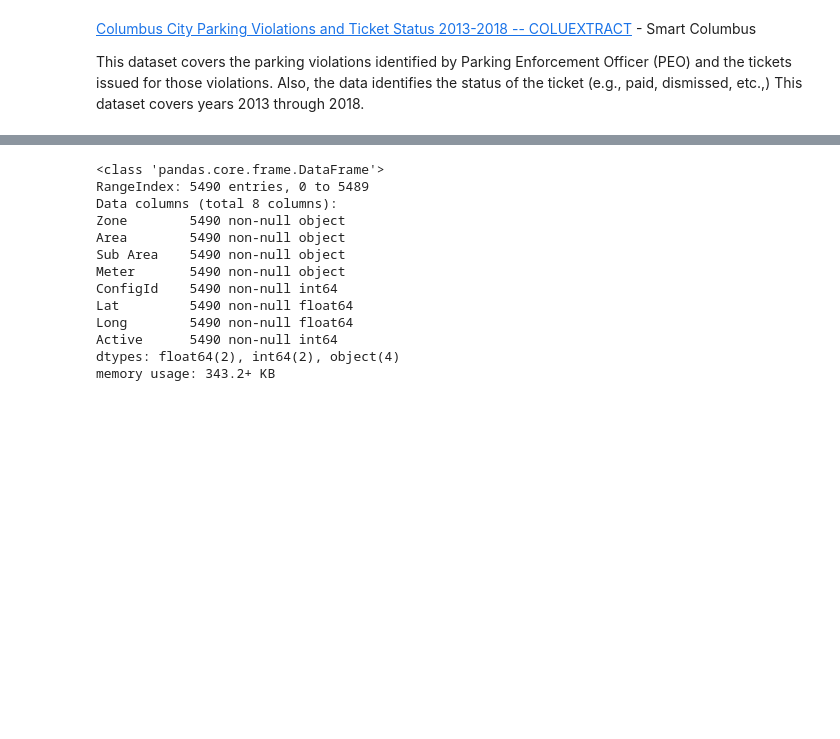
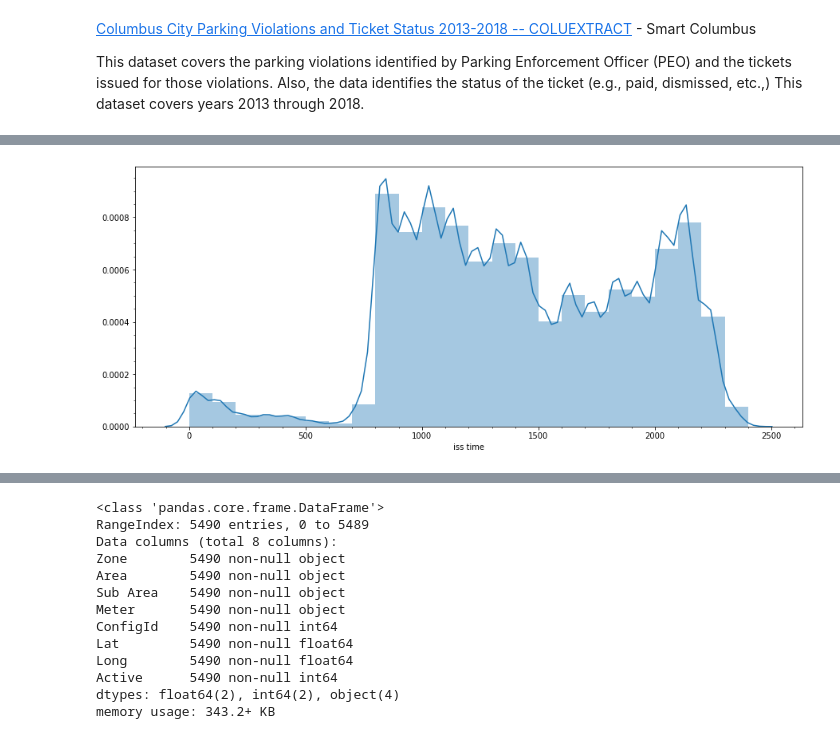
Before and after one commit to osofariu/cmh-parking-tickets, a Jupyter notebook: notebooks/Cmh_Parking_Violation.ipynb, the cells around one changed output, grey strips where cells are left out. Cells and saved outputs as stored; diff of their text form; code cells hidden in the pictures; blank space fills up the shorter version.

```diff
--- a/notebooks/Cmh_Parking_Violation.ipynb
+++ b/notebooks/Cmh_Parking_Violation.ipynb
@@ -246,0 +190,6 @@ memory usage: 343.2+ KB
+# %%
+plt.figure(figsize=(15, 6))
+ax = sns.distplot(violations['iss time'], bins = 24, norm_hist=True,)
+ax.minorticks_on()
+# %% [output]
+[figure, added]
```
Also changed, not shown: parts of 66 cells of this notebook.
